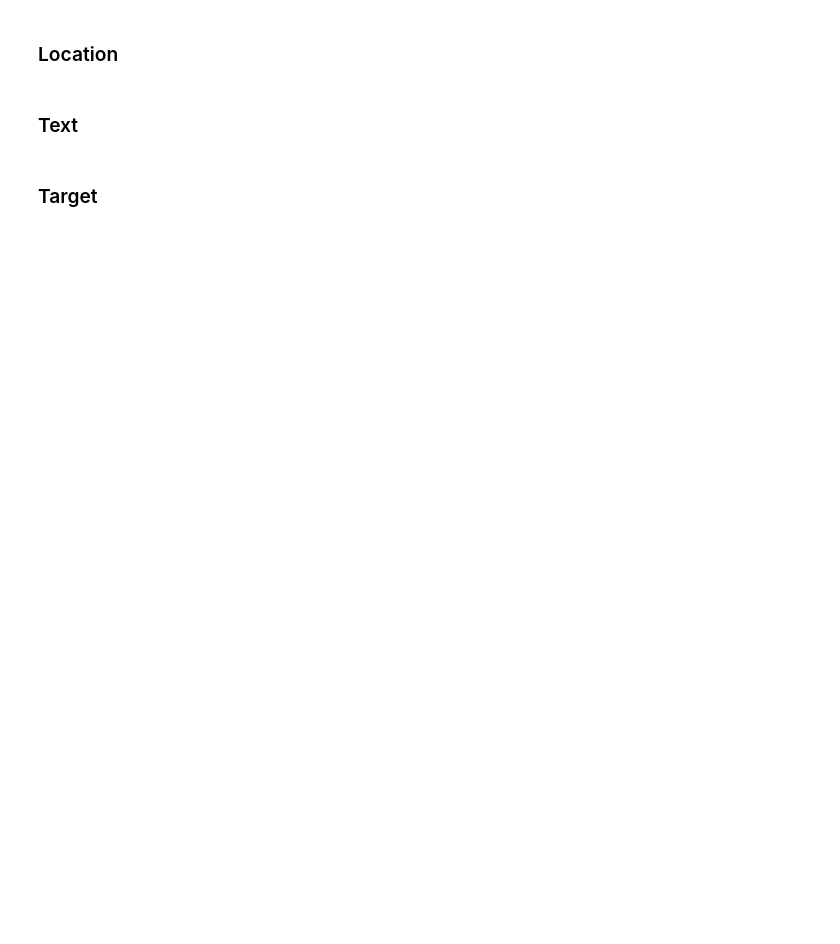
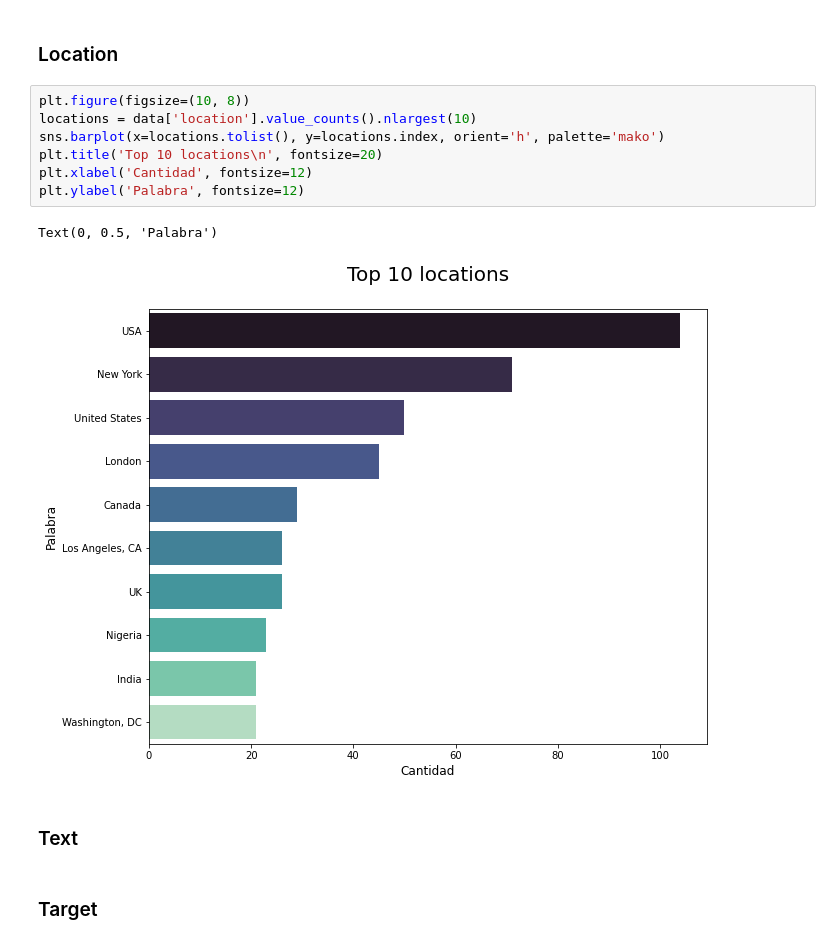
Before and after one commit to UVG-Teams/NLP-Disaster-Tweets, a Jupyter notebook: main.ipynb, the cells around one changed output. Saved outputs shown, nothing was run; the diff lists cells and outputs as text; blank space fills up the shorter version.

Commit message:
exploracion locations y target

```diff
--- a/main.ipynb
+++ b/main.ipynb
@@ -99,5 +99,15 @@ Text(0, 0.5, 'Palabra')
 # %% [markdown]
 ### Location
+# %%
+plt.figure(figsize=(10, 8))
+locations = data['location'].value_counts().nlargest(10)
+sns.barplot(x=locations.tolist(), y=locations.index, orient='h', palette='mako')
+plt.title('Top 10 locations\n', fontsize=20)
+plt.xlabel('Cantidad', fontsize=12)
+plt.ylabel('Palabra', fontsize=12)
+# %% [output]
+Text(0, 0.5, 'Palabra')
+[figure, added]
 # %% [markdown]
 ### Text
 # %% [markdown]
```
Also changed, not shown: parts of 5 cells of this notebook.
